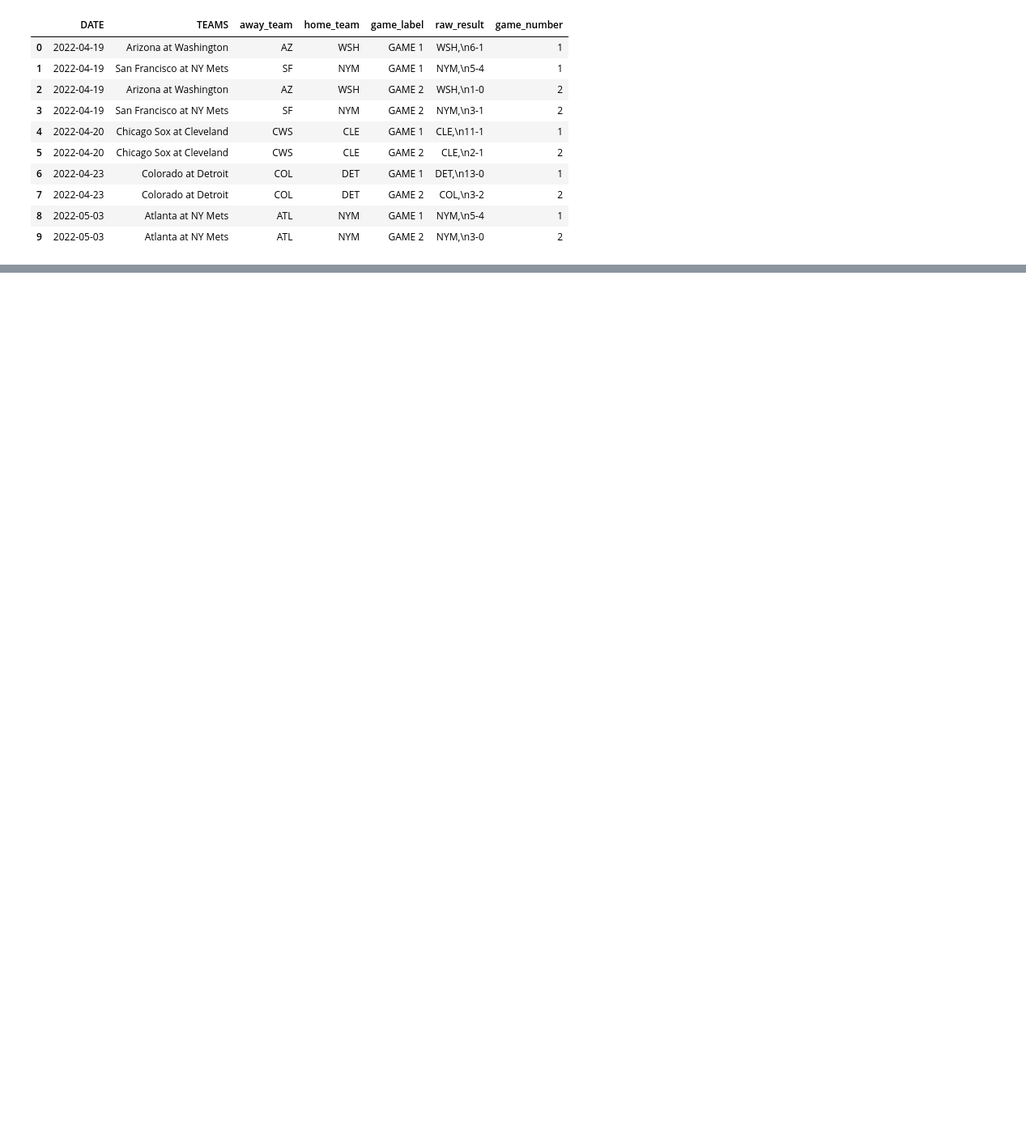
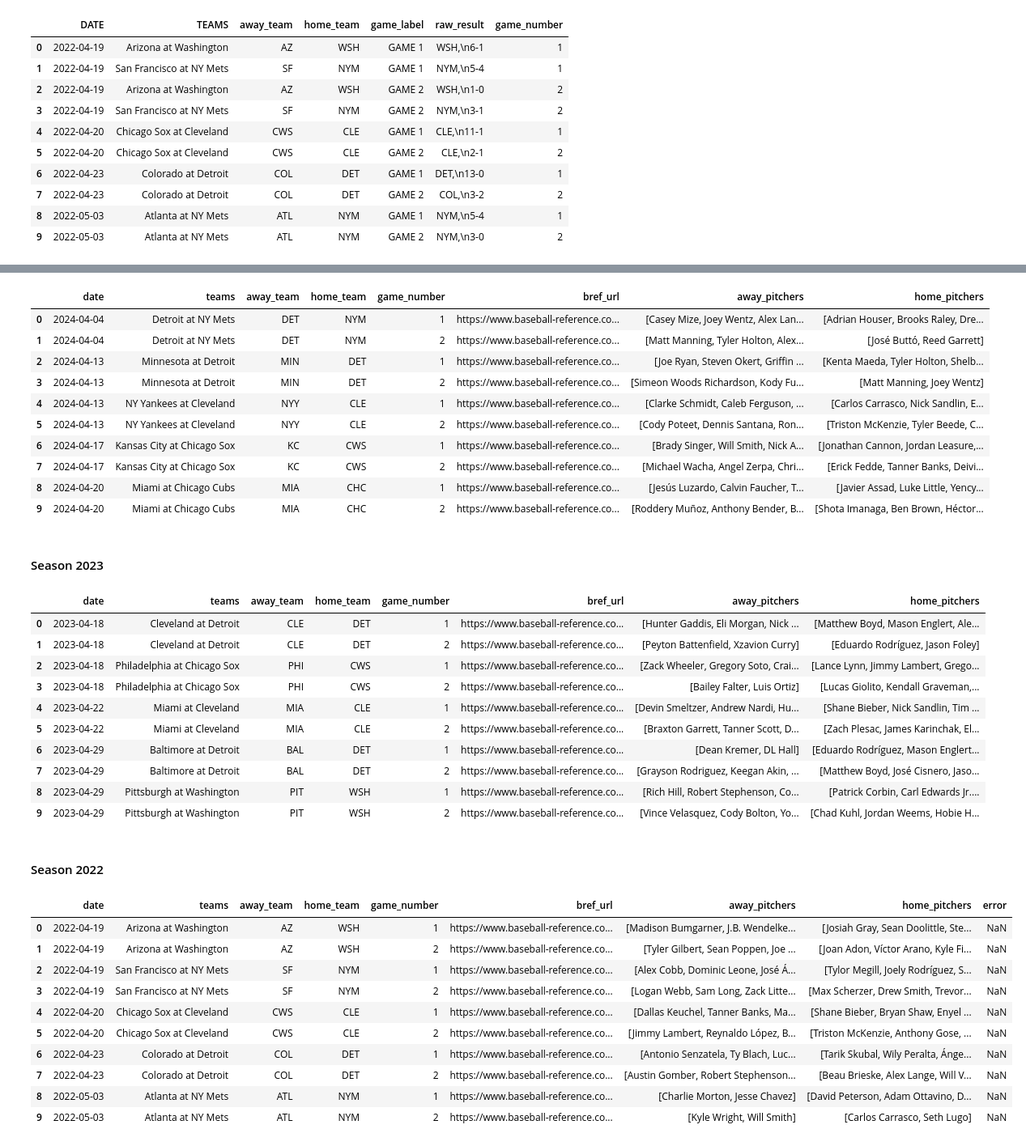
Before and after one commit to Sam-Gartenstein/home-run-prediction, a Jupyter notebook: Double Headers.ipynb, the cells around one changed output, grey strips where cells are left out. Shown at 81% size. Drawn from its saved outputs; the diff is of its cells as text; code cells hidden in the pictures; blank space fills up the shorter version.

```diff
--- a/Double Headers.ipynb
+++ b/Double Headers.ipynb
@@ -1107,0 +892,45 @@ Season 2022
+# %%
+%%skip
+
+# Collect existing pitchers DataFrames into a dict automatically
+pitchers_by_year = {
+    year: df for year in range(2022, 2026)
+    if (df := globals().get(f"pitchers_{str(year)[-2:]}")) is not None
+}
+
+# Create subfolder: data/double_headers/pitchers
+outdir = Path("data") / "double_headers" / "pitchers"
+outdir.mkdir(parents=True, exist_ok=True)
+
+for year, df in pitchers_by_year.items():
+    df.to_csv(outdir / f"pitchers_{year}.csv", index=False, encoding="utf-8")
+    print(f"[saved] {outdir / f'pitchers_{year}.csv'}")
+# %%
+base_dir = Path("data") / "double_headers" / "pitchers"
+
+pitchers_by_year = {}
+
+for year in range(2022, 2026):
+    fp = base_dir / f"pitchers_{year}.csv"
+    if fp.exists():
+        df = pd.read_csv(fp)
+
+        # restore list columns (saved as strings in CSV)
+        for col in ["away_pitchers", "home_pitchers"]:
+            if col in df.columns:
+                df[col] = df[col].apply(lambda x: ast.literal_eval(x) if pd.notna(x) else x)
+
+        pitchers_by_year[year] = df
+    else:
+        print(f"[missing] {fp}")
+
+pitchers_22 = pitchers_by_year.get(2022)
+pitchers_23 = pitchers_by_year.get(2023)
+pitchers_24 = pitchers_by_year.get(2024)
+pitchers_25 = pitchers_by_year.get(2025)
+# %%
+display(HTML("<h4>Season 2025</h4>")); display(pitchers_25.head(10))
+display(HTML("<h4>Season 2024</h4>")); display(pitchers_24.head(10))
+display(HTML("<h4>Season 2023</h4>")); display(pitchers_23.head(10))
+display(HTML("<h4>Season 2022</h4>")); display(pitchers_22.head(10))
+# %% [output]
@@ -1107,0 +950,35 @@ Season 2022
+|  | date | teams | away_team | home_team | game_number | bref_url | away_pitchers | home_pitchers |
+| 0 | 2024-04-04 | Detroit at NY Mets | DET | NYM | 1 | https://www.baseball-reference.co... | [Casey Mize, Joey Wentz, Alex Lan... | [Adrian Houser, Brooks Raley, Dre... |
+| 1 | 2024-04-04 | Detroit at NY Mets | DET | NYM | 2 | https://www.baseball-reference.co... | [Matt Manning, Tyler Holton, Alex... | [José Buttó, Reed Garrett] |
+| 2 | 2024-04-13 | Minnesota at Detroit | MIN | DET | 1 | https://www.baseball-reference.co... | [Joe Ryan, Steven Okert, Griffin ... | [Kenta Maeda, Tyler Holton, Shelb... |
+| 3 | 2024-04-13 | Minnesota at Detroit | MIN | DET | 2 | https://www.baseball-reference.co... | [Simeon Woods Richardson, Kody Fu... | [Matt Manning, Joey Wentz] |
+| 4 | 2024-04-13 | NY Yankees at Cleveland | NYY | CLE | 1 | https://www.baseball-reference.co... | [Clarke Schmidt, Caleb Ferguson, ... | [Carlos Carrasco, Nick Sandlin, E... |
+| 5 | 2024-04-13 | NY Yankees at Cleveland | NYY | CLE | 2 | https://www.baseball-reference.co... | [Cody Poteet, Dennis Santana, Ron... | [Triston McKenzie, Tyler Beede, C... |
+| 6 | 2024-04-17 | Kansas City at Chicago Sox | KC | CWS | 1 | https://www.baseball-reference.co... | [Brady Singer, Will Smith, Nick A... | [Jonathan Cannon, Jordan Leasure,... |
+| 7 | 2024-04-17 | Kansas City at Chicago Sox | KC | CWS | 2 | https://www.baseball-reference.co... | [Michael Wacha, Angel Zerpa, Chri... | [Erick Fedde, Tanner Banks, Deivi... |
+| 8 | 2024-04-20 | Miami at Chicago Cubs | MIA | CHC | 1 | https://www.baseball-reference.co... | [Jesús Luzardo, Calvin Faucher, T... | [Javier Assad, Luke Little, Yency... |
+| 9 | 2024-04-20 | Miami at Chicago Cubs | MIA | CHC | 2 | https://www.baseball-reference.co... | [Roddery Muñoz, Anthony Bender, B... | [Shota Imanaga, Ben Brown, Héctor... |
+Season 2023
+|  | date | teams | away_team | home_team | game_number | bref_url | away_pitchers | home_pitchers |
+| 0 | 2023-04-18 | Cleveland at Detroit | CLE | DET | 1 | https://www.baseball-reference.co... | [Hunter Gaddis, Eli Morgan, Nick ... | [Matthew Boyd, Mason Englert, Ale... |
+| 1 | 2023-04-18 | Cleveland at Detroit | CLE | DET | 2 | https://www.baseball-reference.co... | [Peyton Battenfield, Xzavion Curry] | [Eduardo Rodríguez, Jason Foley] |
+| 2 | 2023-04-18 | Philadelphia at Chicago Sox | PHI | CWS | 1 | https://www.baseball-reference.co... | [Zack Wheeler, Gregory Soto, Crai... | [Lance Lynn, Jimmy Lambert, Grego... |
+| 3 | 2023-04-18 | Philadelphia at Chicago Sox | PHI | CWS | 2 | https://www.baseball-reference.co... | [Bailey Falter, Luis Ortiz] | [Lucas Giolito, Kendall Graveman,... |
+| 4 | 2023-04-22 | Miami at Cleveland | MIA | CLE | 1 | https://www.baseball-reference.co... | [Devin Smeltzer, Andrew Nardi, Hu... | [Shane Bieber, Nick Sandlin, Tim ... |
+| 5 | 2023-04-22 | Miami at Cleveland | MIA | CLE | 2 | https://www.baseball-reference.co... | [Braxton Garrett, Tanner Scott, D... | [Zach Plesac, James Karinchak, El... |
+| 6 | 2023-04-29 | Baltimore at Detroit | BAL | DET | 1 | https://www.baseball-reference.co... | [Dean Kremer, DL Hall] | [Eduardo Rodríguez, Mason Englert... |
+| 7 | 2023-04-29 | Baltimore at Detroit | BAL | DET | 2 | https://www.baseball-reference.co... | [Grayson Rodriguez, Keegan Akin, ... | [Matthew Boyd, José Cisnero, Jaso... |
+| 8 | 2023-04-29 | Pittsburgh at Washington | PIT | WSH | 1 | https://www.baseball-reference.co... | [Rich Hill, Robert Stephenson, Co... | [Patrick Corbin, Carl Edwards Jr.... |
+| 9 | 2023-04-29 | Pittsburgh at Washington | PIT | WSH | 2 | https://www.baseball-reference.co... | [Vince Velasquez, Cody Bolton, Yo... | [Chad Kuhl, Jordan Weems, Hobie H... |
+Season 2022
+|  | date | teams | away_team | home_team | game_number | bref_url | away_pitchers | home_pitchers | error |
+| 0 | 2022-04-19 | Arizona at Washington | AZ | WSH | 1 | https://www.baseball-reference.co... | [Madison Bumgarner, J.B. Wendelke... | [Josiah Gray, Sean Doolittle, Ste... | NaN |
+| 1 | 2022-04-19 | Arizona at Washington | AZ | WSH | 2 | https://www.baseball-reference.co... | [Tyler Gilbert, Sean Poppen, Joe ... | [Joan Adon, Víctor Arano, Kyle Fi... | NaN |
+| 2 | 2022-04-19 | San Francisco at NY Mets | SF | NYM | 1 | https://www.baseball-reference.co... | [Alex Cobb, Dominic Leone, José Á... | [Tylor Megill, Joely Rodríguez, S... | NaN |
+| 3 | 2022-04-19 | San Francisco at NY Mets | SF | NYM | 2 | https://www.baseball-reference.co... | [Logan Webb, Sam Long, Zack Litte... | [Max Scherzer, Drew Smith, Trevor... | NaN |
+| 4 | 2022-04-20 | Chicago Sox at Cleveland | CWS | CLE | 1 | https://www.baseball-reference.co... | [Dallas Keuchel, Tanner Banks, Ma... | [Shane Bieber, Bryan Shaw, Enyel ... | NaN |
+| 5 | 2022-04-20 | Chicago Sox at Cleveland | CWS | CLE | 2 | https://www.baseball-reference.co... | [Jimmy Lambert, Reynaldo López, B... | [Triston McKenzie, Anthony Gose, ... | NaN |
+| 6 | 2022-04-23 | Colorado at Detroit | COL | DET | 1 | https://www.baseball-reference.co... | [Antonio Senzatela, Ty Blach, Luc... | [Tarik Skubal, Wily Peralta, Ánge... | NaN |
+| 7 | 2022-04-23 | Colorado at Detroit | COL | DET | 2 | https://www.baseball-reference.co... | [Austin Gomber, Robert Stephenson... | [Beau Brieske, Alex Lange, Will V... | NaN |
+| 8 | 2022-05-03 | Atlanta at NY Mets | ATL | NYM | 1 | https://www.baseball-reference.co... | [Charlie Morton, Jesse Chavez] | [David Peterson, Adam Ottavino, D... | NaN |
+| 9 | 2022-05-03 | Atlanta at NY Mets | ATL | NYM | 2 | https://www.baseball-reference.co... | [Kyle Wright, Will Smith] | [Carlos Carrasco, Seth Lugo] | NaN |
```
Also changed, not shown: parts of 58 cells of this notebook.
